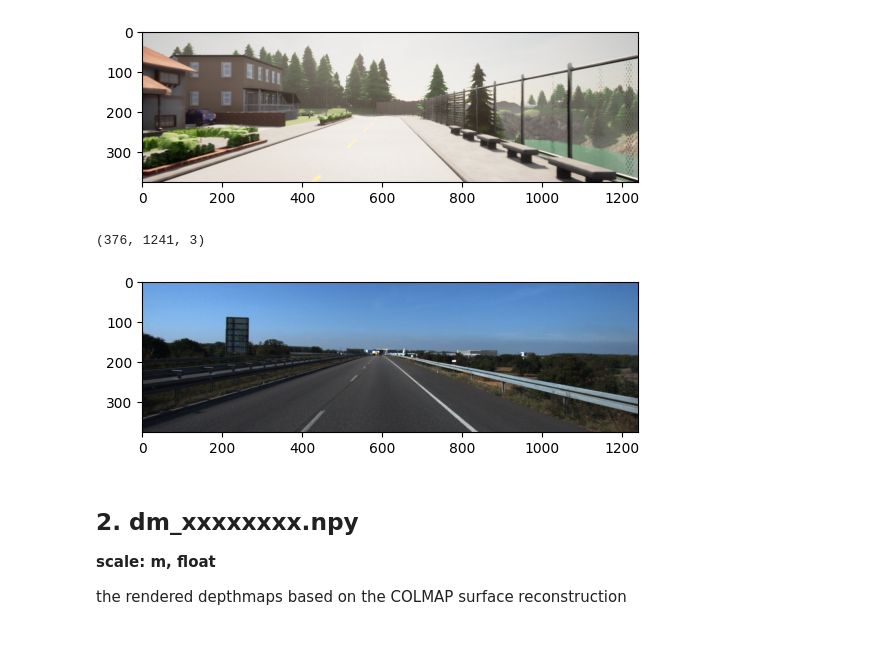
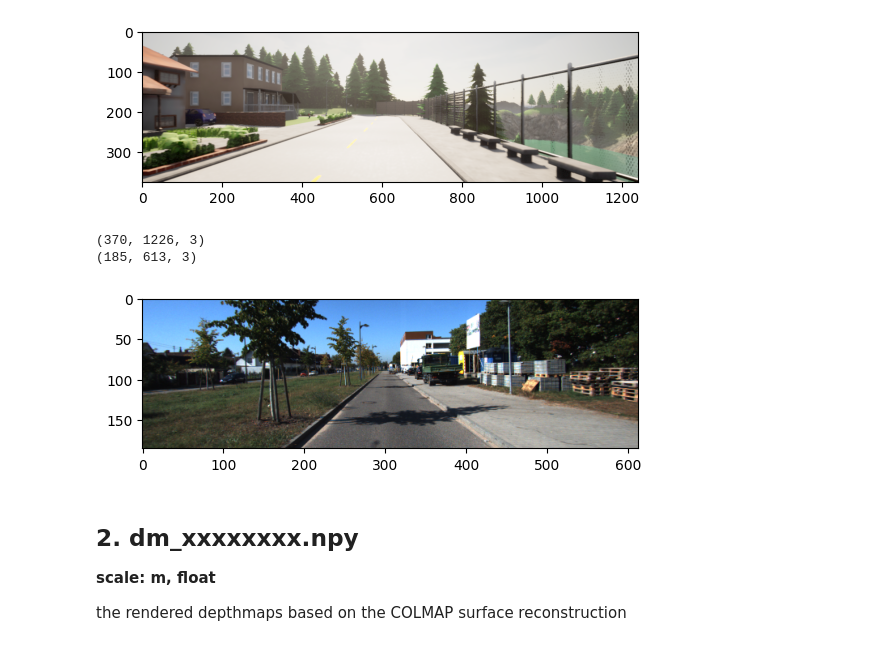
Before and after one commit to Billy1203/AdaptiveSurfelMapping, a Jupyter notebook: pre-processing.ipynb, the cells around one changed output. Cells and saved outputs as stored; diff of their text form; code cells hidden in the pictures.

```diff
--- a/pre-processing.ipynb
+++ b/pre-processing.ipynb
@@ -16,10 +16,10 @@ carla_path_raw = "/home/yiheng/Surfel/carlaDatasetTools/raw_data/record_2023_042
 carla_idx = "0000000012"
 #----------------------------------------------------------#
 kitti_path = "/home/yiheng/Surfel/dataset/kitti-06/"
-kitti_idx = "000259"
+kitti_idx = "000139"
 
 
-colmap_dic_path = "/home/yiheng/Surfel/dataset/colmap_kitti06/"
+# colmap_dic_path = "/home/yiheng/Surfel/dataset/colmap_kitti06/"
 
 svs_dic_path = "/home/yiheng/Projects/colmap_dic/training/Kitti06/dense/ibr3d_pw_0.50/"
 # %% [markdown]
@@ -48,11 +48,18 @@ plt.imshow(carla1);
 # %%
 kitti1 = cv2.imread(kitti_path + "image_2/" + kitti_idx + ".png")
 kitti1 = cv2.cvtColor(kitti1, cv2.COLOR_BGR2RGB)
+
+scaled_width = int(kitti1.shape[1] * 0.5)
+scaled_height = int(kitti1.shape[0] * 0.5)
+scaled_image = cv2.resize(kitti1, (scaled_width, scaled_height))
+
 print(kitti1.shape)
-plt.imshow(kitti1);
+print(scaled_image.shape)
+plt.imshow(scaled_image);
 # %% [output]
-(376, 1241, 3)
+(370, 1226, 3)
+(185, 613, 3)
-[figure, old version]
+[figure, new version]
 # %% [markdown]
 ## 2. dm_xxxxxxxx.npy
 
```
Also changed, not shown: parts of 37 cells of this notebook, 4 other files.
